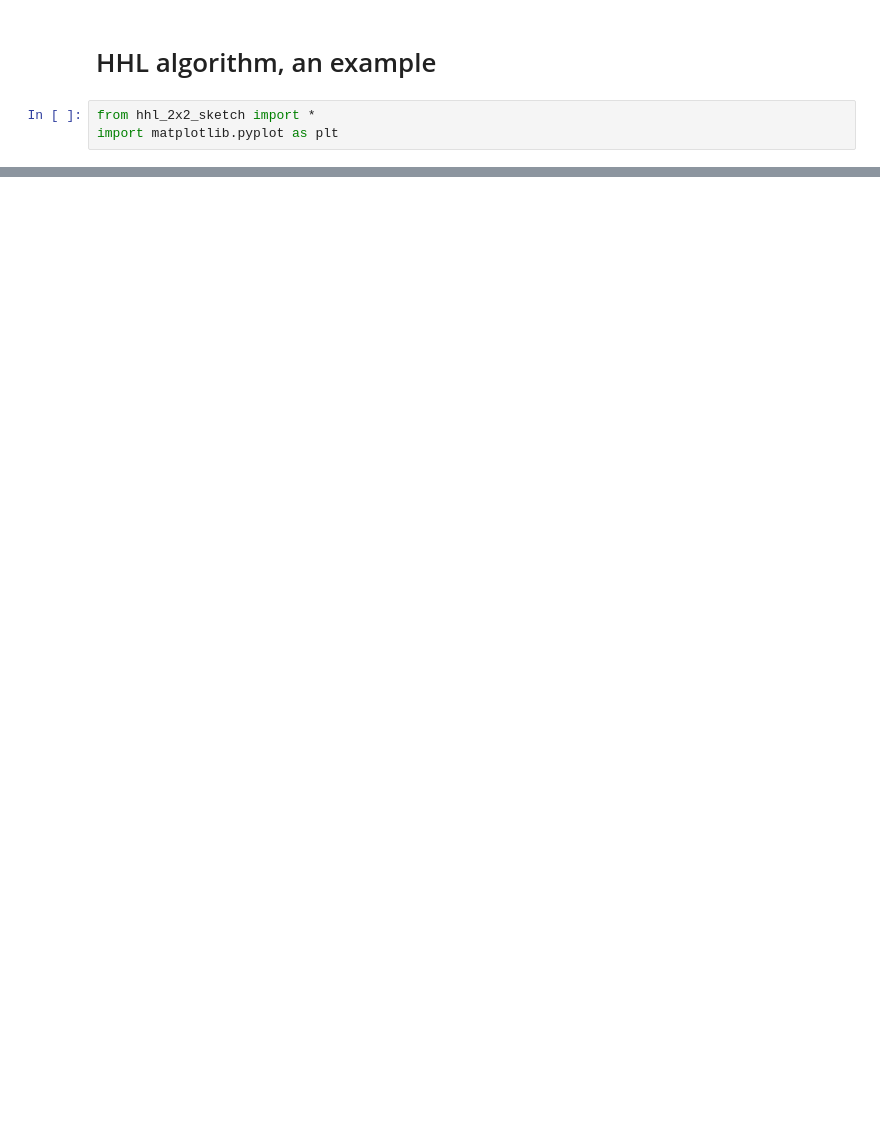
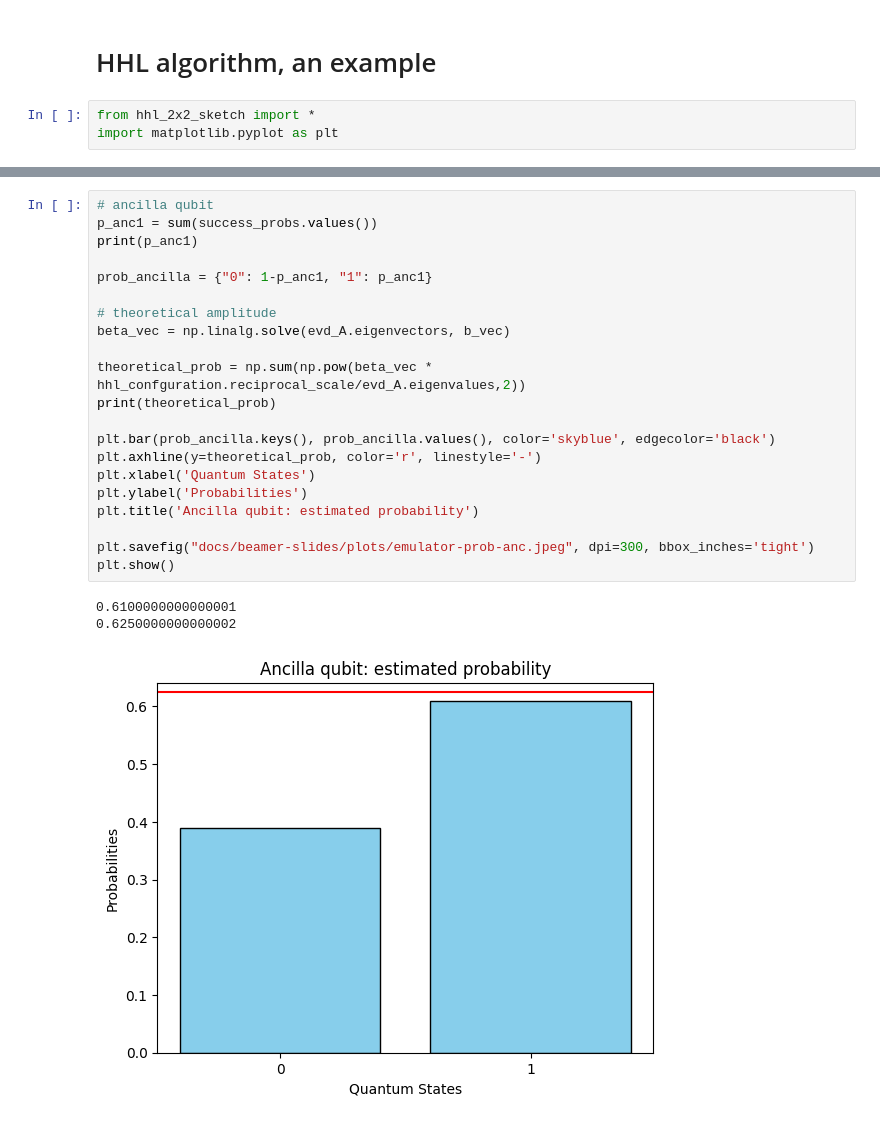
Before and after one commit to marcogalliani/hhl, a Jupyter notebook: hhl_example.ipynb, the cells around one changed output, grey strips where cells are left out. Cells and saved outputs as stored; diff of their text form; blank space fills up the shorter version.

```diff
--- a/hhl_example.ipynb
+++ b/hhl_example.ipynb
@@ -54,0 +75,25 @@ plt.show()
+# %%
+# ancilla qubit
+p_anc1 = sum(success_probs.values())
+print(p_anc1)
+
+prob_ancilla = {"0": 1-p_anc1, "1": p_anc1}
+
+# theoretical amplitude
+beta_vec = np.linalg.solve(evd_A.eigenvectors, b_vec)
+
+theoretical_prob = np.sum(np.pow(beta_vec * hhl_confguration.reciprocal_scale/evd_A.eigenvalues,2))
+print(theoretical_prob)
+
+plt.bar(prob_ancilla.keys(), prob_ancilla.values(), color='skyblue', edgecolor='black')
+plt.axhline(y=theoretical_prob, color='r', linestyle='-')
+plt.xlabel('Quantum States')
+plt.ylabel('Probabilities')
+plt.title('Ancilla qubit: estimated probability')
+
+plt.savefig("docs/beamer-slides/plots/emulator-prob-anc.jpeg", dpi=300, bbox_inches='tight')
+plt.show()
+# %% [output]
+0.6100000000000001
+0.6250000000000002
+[figure, added]
```
Also changed, not shown: parts of 15 cells of this notebook, 28 other files.
